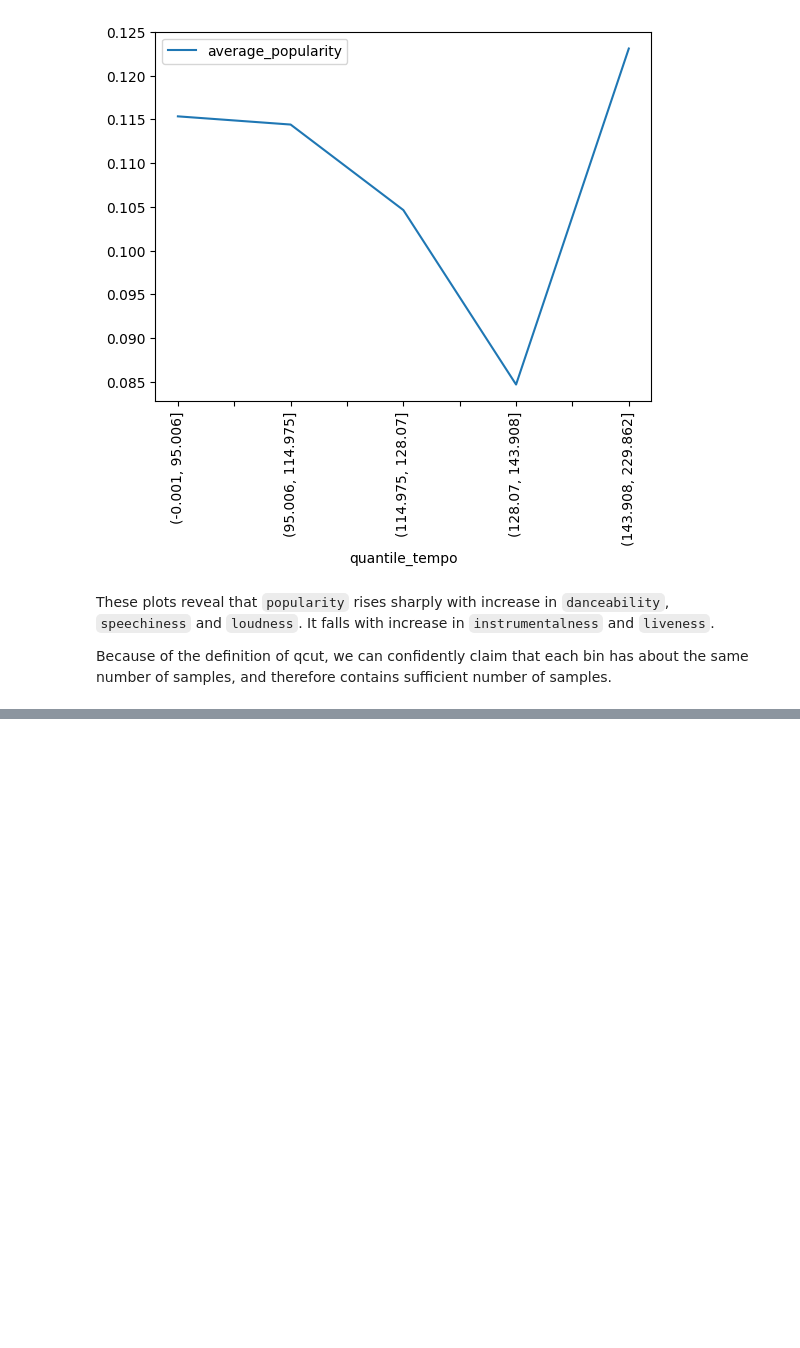
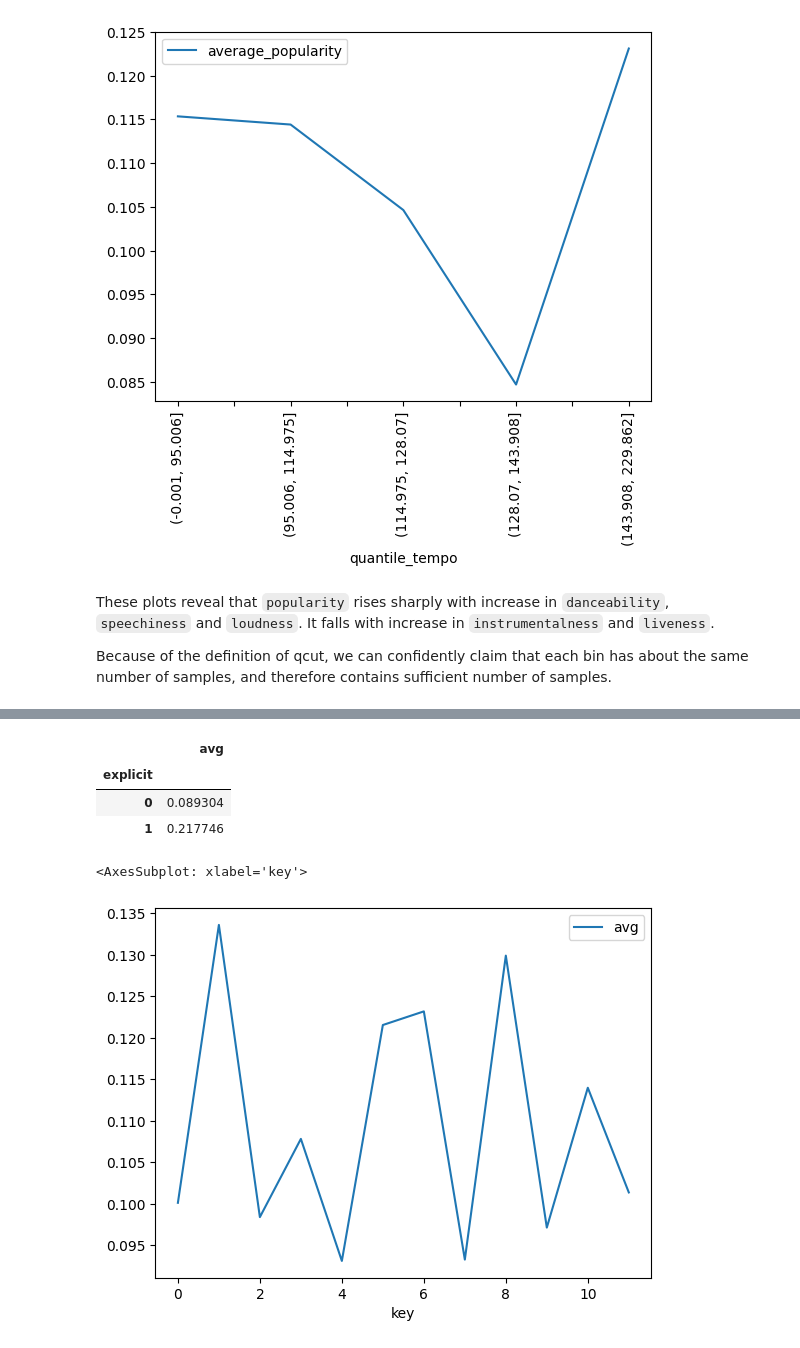
Before and after one commit to sabyasachi-mukherjee/spotify-tracks-project, a Jupyter notebook: EDA.ipynb, the cells around one changed output, grey strips where cells are left out. Saved outputs shown, nothing was run; the diff lists cells and outputs as text; code cells hidden in the pictures; blank space fills up the shorter version.

```diff
--- a/EDA.ipynb
+++ b/EDA.ipynb
@@ -133,0 +156,12 @@ therefore contains sufficient number of samples.
+# %%
+DF.groupby('explicit').agg(avg = ('popularity', 'mean')) # Tracks with explicit lyrics tend to be more popular
+# %% [output]
+|  | avg |
+| explicit |  |
+| 0 | 0.089304 |
+| 1 | 0.217746 |
+# %%
+DF.groupby('key').agg(avg = ('popularity', 'mean')).plot() # keys 1 and 8 have highest popularity
+# %% [output]
+<AxesSubplot: xlabel='key'>
+[figure, added]
```
Also changed, not shown: parts of 6 cells of this notebook.
